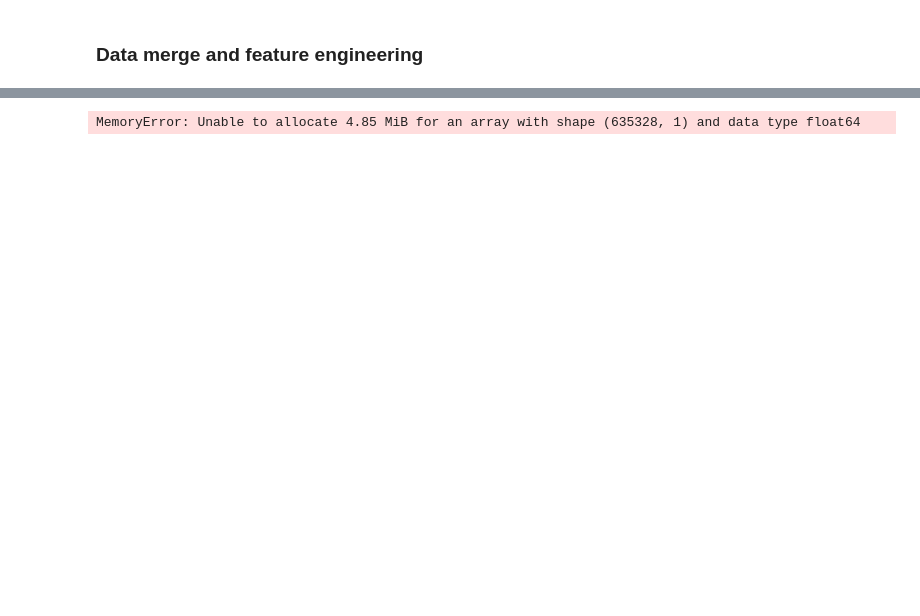
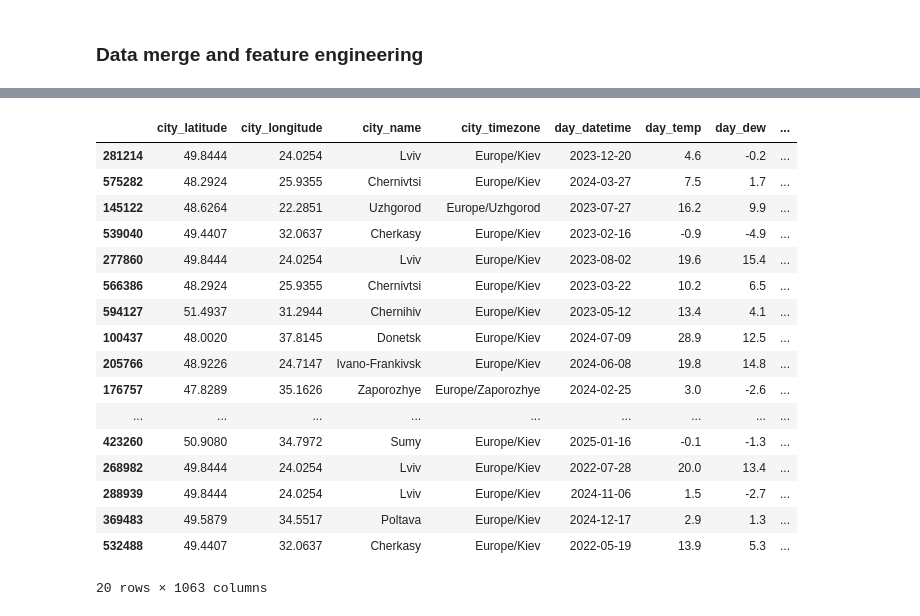
Before and after one commit to khorunzhaviktoriia/war-events-predictor-saas, a Jupyter notebook: forecasting/data_merge_feature_engineering.ipynb, the cells around one changed output, grey strips where cells are left out. Cells and saved outputs as stored; diff of their text form; code cells hidden in the pictures; blank space fills up the shorter version.

Commit message:
Data merge notebook update

```diff
--- a/forecasting/data_merge_feature_engineering.ipynb
+++ b/forecasting/data_merge_feature_engineering.ipynb
@@ -241,8 +227,27 @@ KeyError: 'date'
 # %%
 df_final['day_datetime'] = pd.to_datetime(df_final['day_datetime'])
 df_isw_matrix['day_datetime'] = pd.to_datetime(df_isw_matrix['day_datetime'])
+df_isw_matrix = df_isw_matrix.fillna(0)
 # %%
 df_final = df_final.merge(df_isw_matrix, on="day_datetime", how="left")
 # %%
+df_final.sample(20)
 # %% [output]
+|  | city_latitude | city_longitude | city_name | city_timezone | day_datetime | day_temp | day_dew | ... |
+| 281214 | 49.8444 | 24.0254 | Lviv | Europe/Kiev | 2023-12-20 | 4.6 | -0.2 | ... |
+| 575282 | 48.2924 | 25.9355 | Chernivtsi | Europe/Kiev | 2024-03-27 | 7.5 | 1.7 | ... |
+| 145122 | 48.6264 | 22.2851 | Uzhgorod | Europe/Uzhgorod | 2023-07-27 | 16.2 | 9.9 | ... |
+| 539040 | 49.4407 | 32.0637 | Cherkasy | Europe/Kiev | 2023-02-16 | -0.9 | -4.9 | ... |
+| 277860 | 49.8444 | 24.0254 | Lviv | Europe/Kiev | 2023-08-02 | 19.6 | 15.4 | ... |
+| 566386 | 48.2924 | 25.9355 | Chernivtsi | Europe/Kiev | 2023-03-22 | 10.2 | 6.5 | ... |
+| 594127 | 51.4937 | 31.2944 | Chernihiv | Europe/Kiev | 2023-05-12 | 13.4 | 4.1 | ... |
+| 100437 | 48.0020 | 37.8145 | Donetsk | Europe/Kiev | 2024-07-09 | 28.9 | 12.5 | ... |
+| 205766 | 48.9226 | 24.7147 | Ivano-Frankivsk | Europe/Kiev | 2024-06-08 | 19.8 | 14.8 | ... |
+| 176757 | 47.8289 | 35.1626 | Zaporozhye | Europe/Zaporozhye | 2024-02-25 | 3.0 | -2.6 | ... |
+| ... | ... | ... | ... | ... | ... | ... | ... | ... |
+| 423260 | 50.9080 | 34.7972 | Sumy | Europe/Kiev | 2025-01-16 | -0.1 | -1.3 | ... |
+| 268982 | 49.8444 | 24.0254 | Lviv | Europe/Kiev | 2022-07-28 | 20.0 | 13.4 | ... |
+| 288939 | 49.8444 | 24.0254 | Lviv | Europe/Kiev | 2024-11-06 | 1.5 | -2.7 | ... |
+| 369483 | 49.5879 | 34.5517 | Poltava | Europe/Kiev | 2024-12-17 | 2.9 | 1.3 | ... |
+| 532488 | 49.4407 | 32.0637 | Cherkasy | Europe/Kiev | 2022-05-19 | 13.9 | 5.3 | ... |
-MemoryError: Unable to allocate 4.85 MiB for an array with shape (635328, 1) and data type float64
+20 rows × 1063 columns
```
Also changed, not shown: parts of 11 cells of this notebook.
